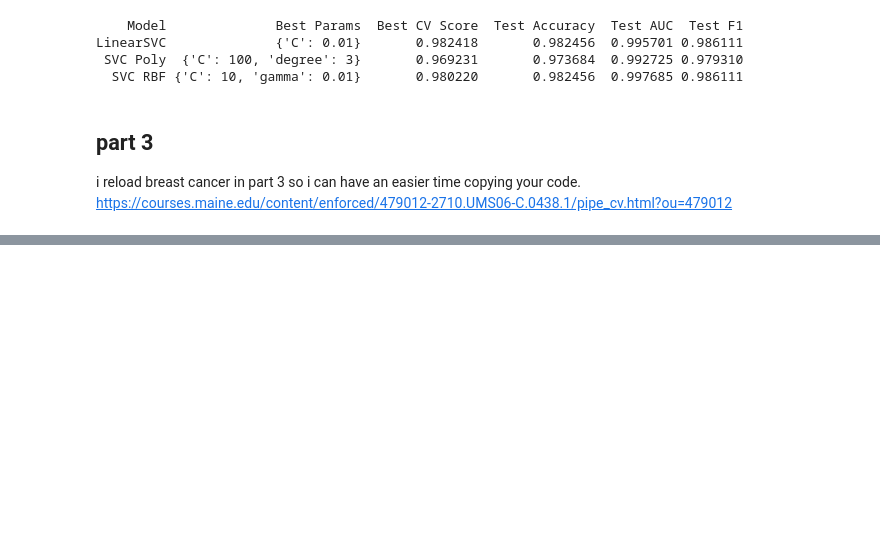
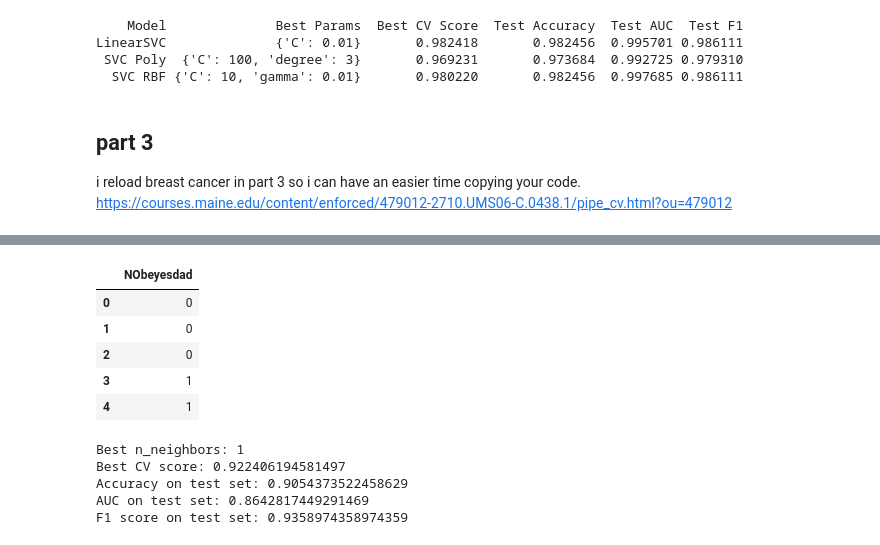
Before and after one commit to d-man7562/cos475-advancedmachinelearning, a Jupyter notebook: week05/week05.ipynb, the cells around one changed output, grey strips where cells are left out. Cells and saved outputs as stored; diff of their text form; code cells hidden in the pictures; blank space fills up the shorter version.

```diff
--- a/week05/week05.ipynb
+++ b/week05/week05.ipynb
@@ -276,0 +349,37 @@ knn_results = []
+# %%
+y.head()
+# %% [output]
+|  | NObeyesdad |
+| 0 | 0 |
+| 1 | 0 |
+| 2 | 0 |
+| 3 | 1 |
+| 4 | 1 |
+# %%
+
+X_train, X_test, y_train, y_test = train_test_split(X, y['NObeyesdad'].values, test_size=0.2, random_state=42)
+knn = KNeighborsClassifier()
+param_grid = {'knn__n_neighbors': [1, 2, 3, 4, 5, 6, 7, 10, 15, 20, 30, 50]}
+model = Pipeline([('scaler', StandardScaler()), ('knn', knn)])
+# Define the KNN model
+grid_search = GridSearchCV(model, param_grid= param_grid, cv=5, scoring='accuracy')
+grid_search.fit(X_train, y_train)
+#set best parameters for fitting
+best_model = grid_search.best_estimator_
+#i use your shorthand code from the example to set best model
+best_model.fit(X_train, y_train)
+best_model.score(X_test, y_test)
+y_pred = best_model.predict(X_test)
+y_pred_proba = best_model.predict_proba(X_test)[:, 1]
+print("Best n_neighbors:", grid_search.best_params_['knn__n_neighbors'])
+print("Best CV score:", grid_search.best_score_)
+
+print("Accuracy on test set:", accuracy_score(y_test, y_pred))
+print("AUC on test set:", roc_auc_score(y_test, y_pred_proba))
+print("F1 score on test set:", f1_score(y_test, y_pred))
+# %% [output]
+Best n_neighbors: 1
+Best CV score: 0.922406194581497
+Accuracy on test set: 0.9054373522458629
+AUC on test set: 0.8642817449291469
+F1 score on test set: 0.9358974358974359
```
Also changed, not shown: parts of 12 cells of this notebook.
